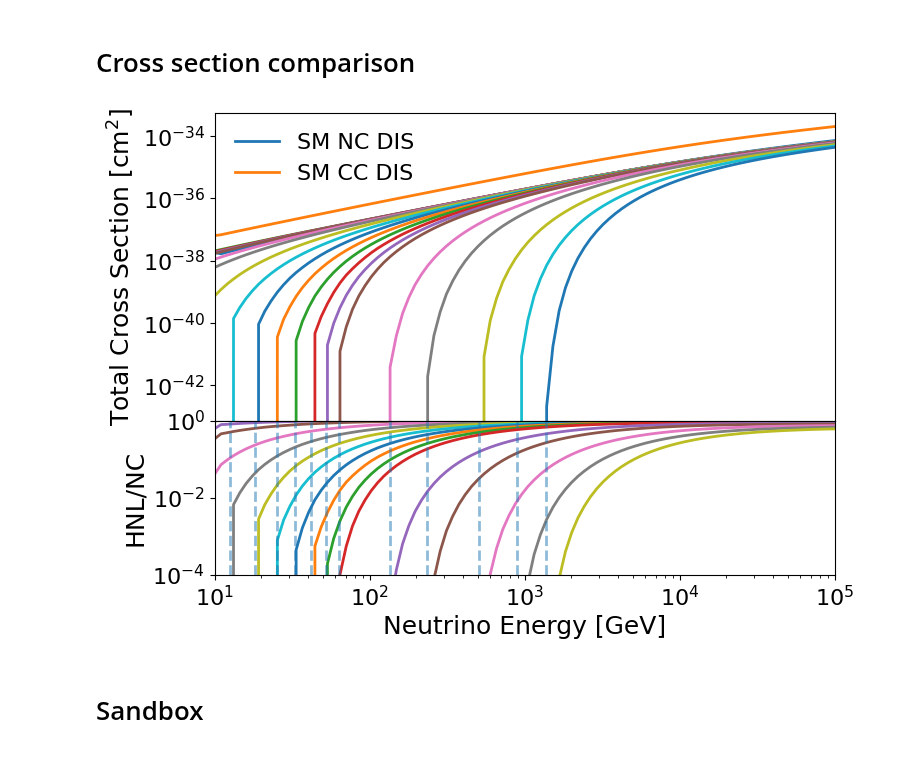
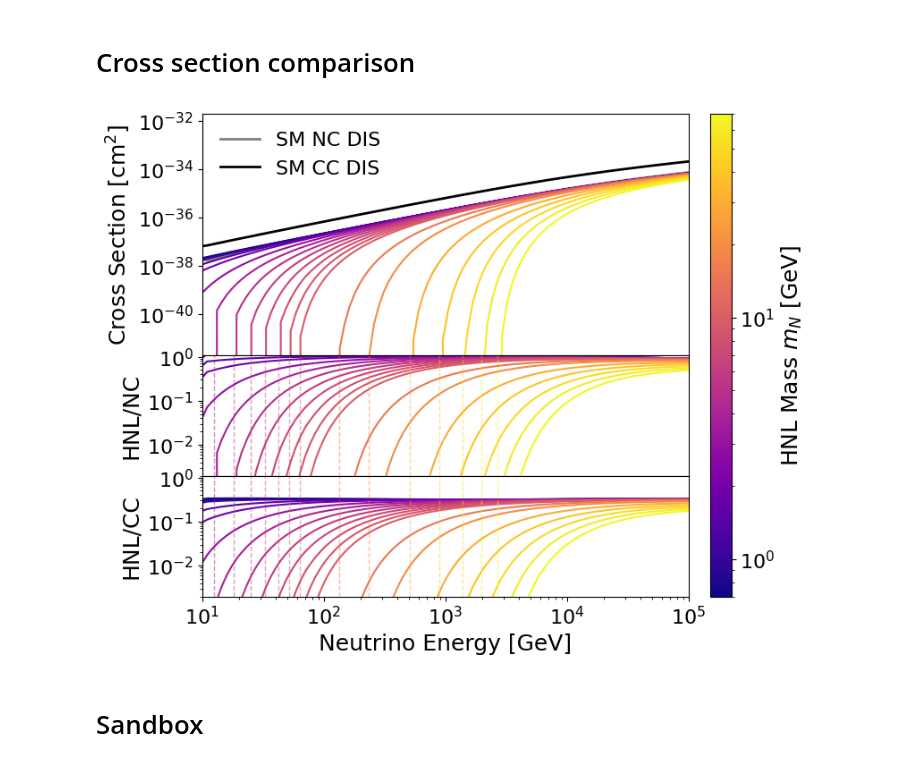
Before and after one commit to nickkamp1/Lake_Geneva_Neutrinos, a Jupyter notebook: SIREN_HNLAnalysis.ipynb, the cells around one changed output. Drawn from its saved outputs; the diff is of its cells as text; code cells hidden in the pictures.

```diff
--- a/SIREN_HNLAnalysis.ipynb
+++ b/SIREN_HNLAnalysis.ipynb
@@ -146,7 +127,7 @@ for Um4 in ["0.00100","0.01129","0.10000"]:
      # Create colormap
     cmap = cm.get_cmap('viridis')  # You can use 'plasma', 'inferno', 'coolwarm', etc.
     norm = mcolors.Normalize(vmin=float(m4_strings[0]), vmax=float(m4_strings[-1]))
-    for m4 in ["1000","5000","10000","30000","60000"]:
+    for m4 in ["5000"]:
         k = (m4,Um4)
         color = cmap(norm(float(m4)))
         #HNL_dist = np.linalg.norm(full_HNL_sim[k].vertex[:,1] - full_HNL_sim[k].vertex[:,0],axis=1)
@@ -158,19 +139,7 @@ for Um4 in ["0.00100","0.01129","0.10000"]:
                      label=r"$m_4=%s$ MeV (%1.2f events)"%(m4,sum(full_HNL_sim[k]["weights"])),
                      color=color
                      )
-        maxDeltaX = np.max(
-            np.array([full_HNL_sim[k].muon0_panel1_transverse_disp,
-                    full_HNL_sim[k].muon0_panel2_transverse_disp,
-                    full_HNL_sim[k].muon0_panel3_transverse_disp])[:,:,0],
-            axis=0
-            )
-        maxDeltaY = np.max(
-            np.array([full_HNL_sim[k].muon0_panel1_transverse_disp,
-                    full_HNL_sim[k].muon0_panel2_transverse_disp,
-                    full_HNL_sim[k].muon0_panel3_transverse_disp])[:,:,1],
-            axis=0
-            )
-        ax[1].hist(np.sqrt(maxDeltaX**2 + maxDeltaY**2),
+        ax[1].hist(np.array(full_HNL_sim[k]["max_transverseDisp"]),
                    weights=np.array(full_HNL_sim[k]["weights"])*survival_prob,
                    bins=np.linspace(0,1,100),
                    histtype="step",
@@ -347,37 +319,68 @@ DIS_xs_CC = siren.interactions.DISFromSpline(
 # %%
 import matplotlib.gridspec as gridspec
 
 # Create a custom grid layout
 fig = plt.figure()
-gs = gridspec.GridSpec(2,1, height_ratios=[1, 0.5], hspace=0)
+gs = gridspec.GridSpec(3,1, height_ratios=[1, 0.5,0.5], hspace=0)
 ax0 = fig.add_subplot(gs[0])
 ax1 = fig.add_subplot(gs[1], sharex=ax0)
-ax = [ax0,ax1]
+ax2 = fig.add_subplot(gs[2], sharex=ax0)
+ax = [ax0,ax1,ax2]
 
 e_range = np.logspace(1,5,100) # GeV
 dis_xs_vals_NC = [DIS_xs_NC.TotalCrossSection(primary_type,E) for E in e_range] # cm^2
 dis_xs_vals_CC = [DIS_xs_CC.TotalCrossSection(primary_type,E) for E in e_range] # cm^2
-ax[0].plot(e_range,dis_xs_vals_NC,label="SM NC DIS")
-ax[0].plot(e_range,dis_xs_vals_CC,label="SM CC DIS")
-for m4_str,hnl_xs in HNL_DIS_xs.items():
+
+ax[0].plot(e_range,dis_xs_vals_NC,label="SM NC DIS",color="gray")
+ax[0].plot(e_range,dis_xs_vals_CC,label="SM CC DIS",color="black")
+
+# Colormap for HNL mass
+masses_GeV = np.array([float(m4_str)*1e-3 for m4_str in HNL_DIS_xs.keys()])
+mmin, mmax = masses_GeV.min(), masses_GeV.max()
+cmap = cm.get_cmap("plasma")
+norm = mcolors.LogNorm(vmin=mmin, vmax=mmax)
+sm = cm.ScalarMappable(norm=norm, cmap=cmap)
+
+# Plot HNL curves color-coded by mass
+for m4_str, hnl_xs in HNL_DIS_xs.items():
+    m_geV = float(m4_str)*1e-3
+    color = cmap(norm(m_geV))
     threshold = hnl_xs.InteractionThreshold(siren.dataclasses.InteractionRecord())
     hnl_xs_vals = [hnl_xs.TotalCrossSection(primary_type,E) if E > threshold else 0 for E in e_range] # cm^2
-    ax[0].plot(e_range,hnl_xs_vals)
-    ax[1].plot(e_range,np.array(hnl_xs_vals)/np.array(dis_xs_vals_NC))
-    ax[1].axvline(threshold,ls="--",alpha=0.5)
-ax[0].loglog()
-ax[1].loglog()
-ax[1].set_xlabel("Neutrino Energy [GeV]")
-ax0.tick_params(bottom=False, labelbottom=False)
-ax[0].set_ylabel(r"Total Cross Section [cm$^2$]")
+    ax[0].plot(e_range, hnl_xs_vals, color=color, lw=1.5)
+    ax[1].plot(e_range, np.array(hnl_xs_vals)/np.array(dis_xs_vals_NC), color=color, lw=1.5)
+    ax[2].plot(e_range, np.array(hnl_xs_vals)/np.array(dis_xs_vals_CC), color=color, lw=1.5)
+    ax[1].axvline(threshold, ls="--", alpha=0.5, color=color, lw=1)
+    ax[2].axvline(threshold, ls="--", alpha=0.5, color=color, lw=1)
+
+
+for a in ax: a.loglog()
+ax[2].set_xlabel("Neutrino Energy [GeV]")
+ax[0].tick_params(bottom=False, labelbottom=False)
+ax[1].tick_params(bottom=False, labelbottom=False)
+ax[0].set_ylabel(r"Cross Section [cm$^2$]")
 ax[1].set_ylabel(r"HNL/NC")
+ax[2].set_ylabel(r"HNL/CC")
+ax[0].set_xlim(e_range[0],e_range[-1])
+ax[0].set_ylim(2e-42,2e-32)
+ax[1].set_ylim(2e-3,1.1)
+ax[2].set_ylim(2e-3,1.1)
+
+# Adjust main panel space
+fig.subplots_adjust(left=0.14, right=0.82, top=0.98, bottom=0.08)
+
+# Add colorbar axis (x0,y0,width,height)
+cax = fig.add_axes([0.85, 0.08, 0.03, 0.9])
+cbar = fig.colorbar(sm, cax=cax)
+cbar.set_label(r"HNL Mass $m_N$ [GeV]")
+
 ax[0].legend()
-ax[0].set_xlim(e_range[0],e_range[-1])
-ax[1].set_ylim(1e-4,1)
 
+#plt.tight_layout()
+plt.savefig("Figures/HNL/SIREN_HNL_CrossSections.pdf",dpi=100,bbox_inches='tight', pad_inches=0.08)
 plt.show()
 # %% [output]
-[figure, old version]
+[figure, new version]
 # %% [markdown]
 # Sandbox
 # %%
```
Also changed, not shown: parts of 9 cells of this notebook.
